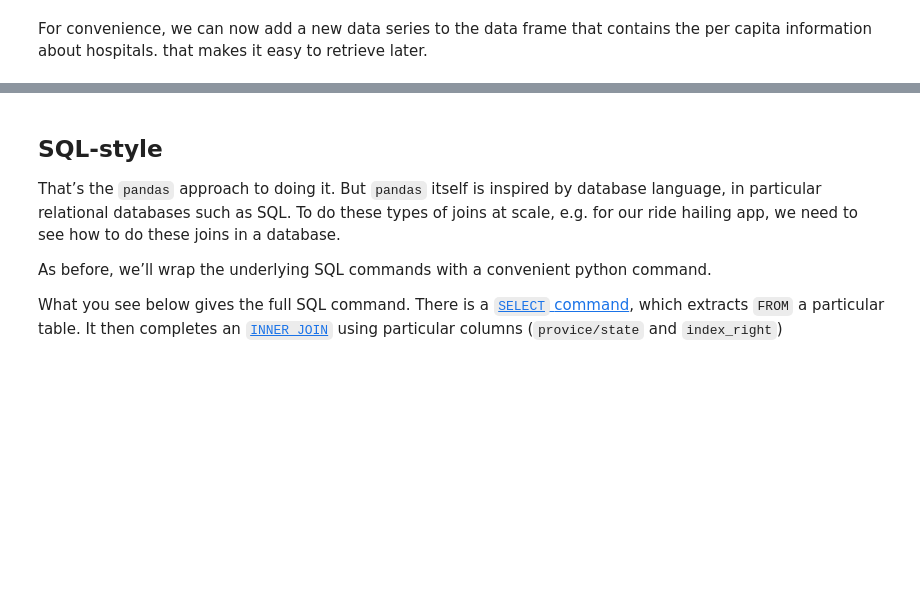
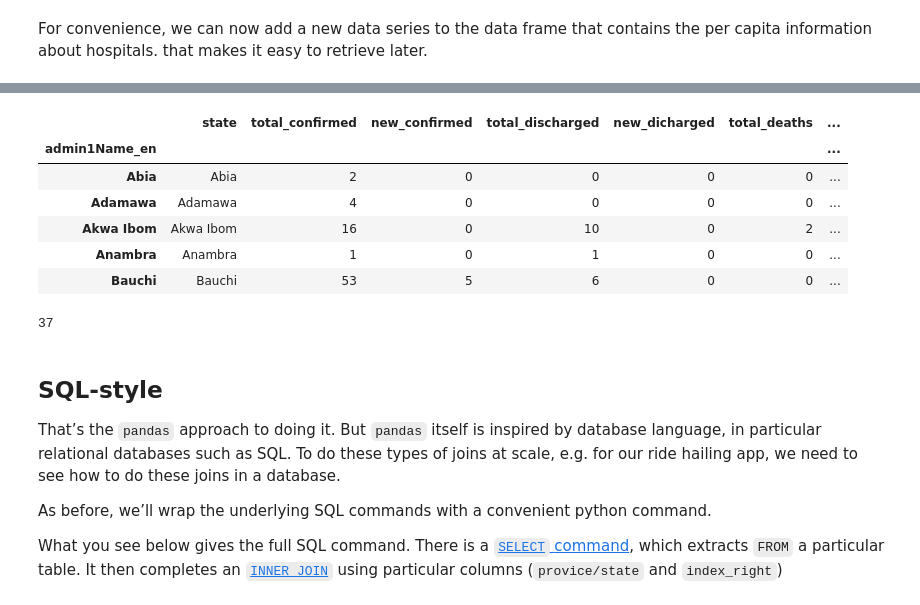
Before and after one commit to bkotryna/schmidt_team4, a Jupyter notebook: ML_lawrence_notebook/elaborate_on_ML_notebook.ipynb, the cells around one changed output, grey strips where cells are left out. Cells and saved outputs as stored; diff of their text form; code cells hidden in the pictures; blank space fills up the shorter version.

```diff
--- a/ML_lawrence_notebook/elaborate_on_ML_notebook.ipynb
+++ b/ML_lawrence_notebook/elaborate_on_ML_notebook.ipynb
@@ -1187,3 +1350,20 @@ pop_joined['hosp_per_capita_10k'] = (pop_joined['hosp_state'] * 10000 )/ pop_joi
+# %%
+test_df.head()
+# %% [output]
+|  | state | total_confirmed | new_confirmed | total_discharged | new_dicharged | total_deaths | ... |
+| admin1Name_en |  |  |  |  |  |  | ... |
+| Abia | Abia | 2 | 0 | 0 | 0 | 0 | ... |
+| Adamawa | Adamawa | 4 | 0 | 0 | 0 | 0 | ... |
+| Akwa Ibom | Akwa Ibom | 16 | 0 | 10 | 0 | 2 | ... |
+| Anambra | Anambra | 1 | 0 | 1 | 0 | 0 | ... |
+| Bauchi | Bauchi | 53 | 5 | 6 | 0 | 0 | ... |
+# %%
+pop_joined_pdf = test_df.merge(pop_joined, how="right", left_on="admin1Name_en", right_on="admin1Name_en")
+len(pop_joined_pdf)
+# pop_joined_pdf.columns
+# type(pop_joined_pdf)
+# %% [output]
+37
 # %% [markdown]
 SQL-style
 ---------
```
Also changed, not shown: parts of 16 cells of this notebook, 3 other files.
